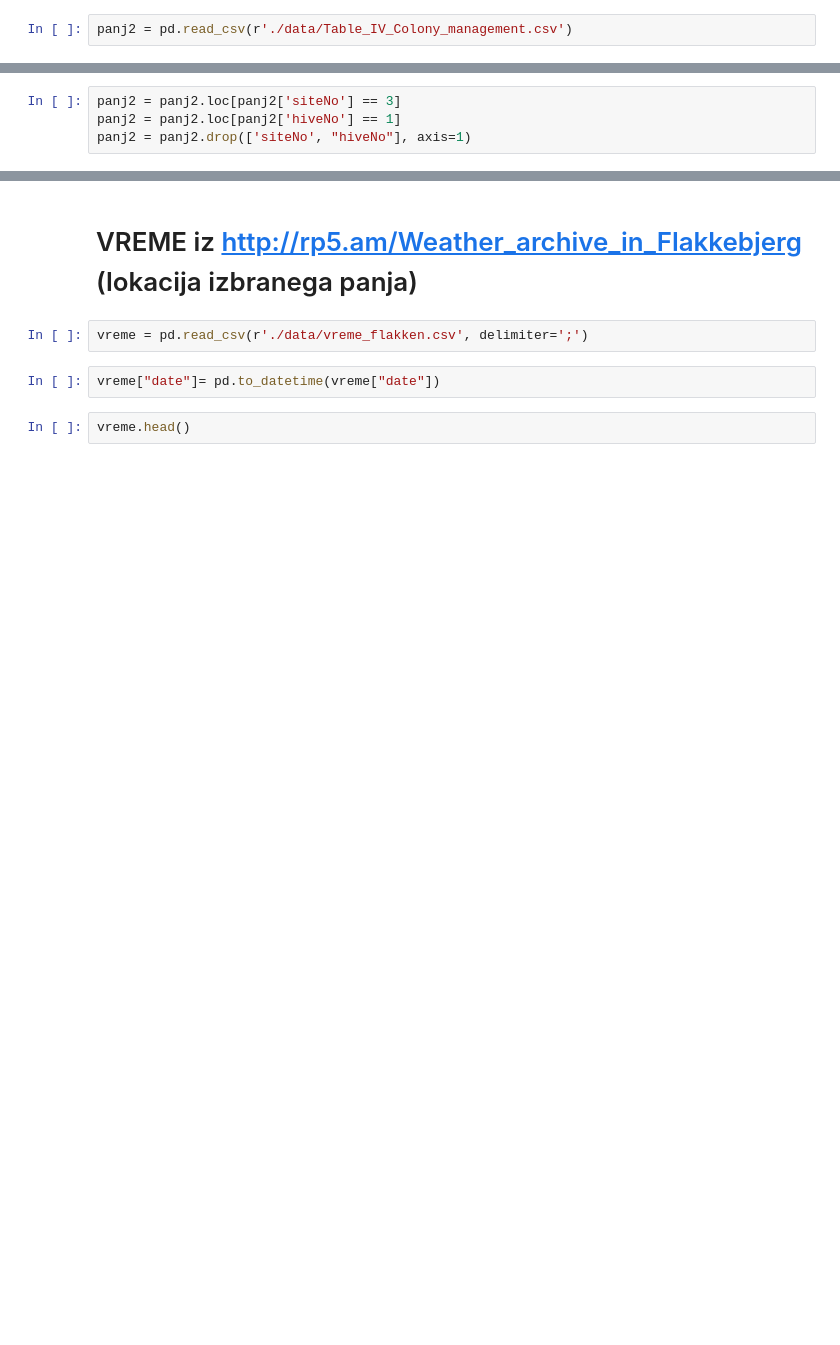
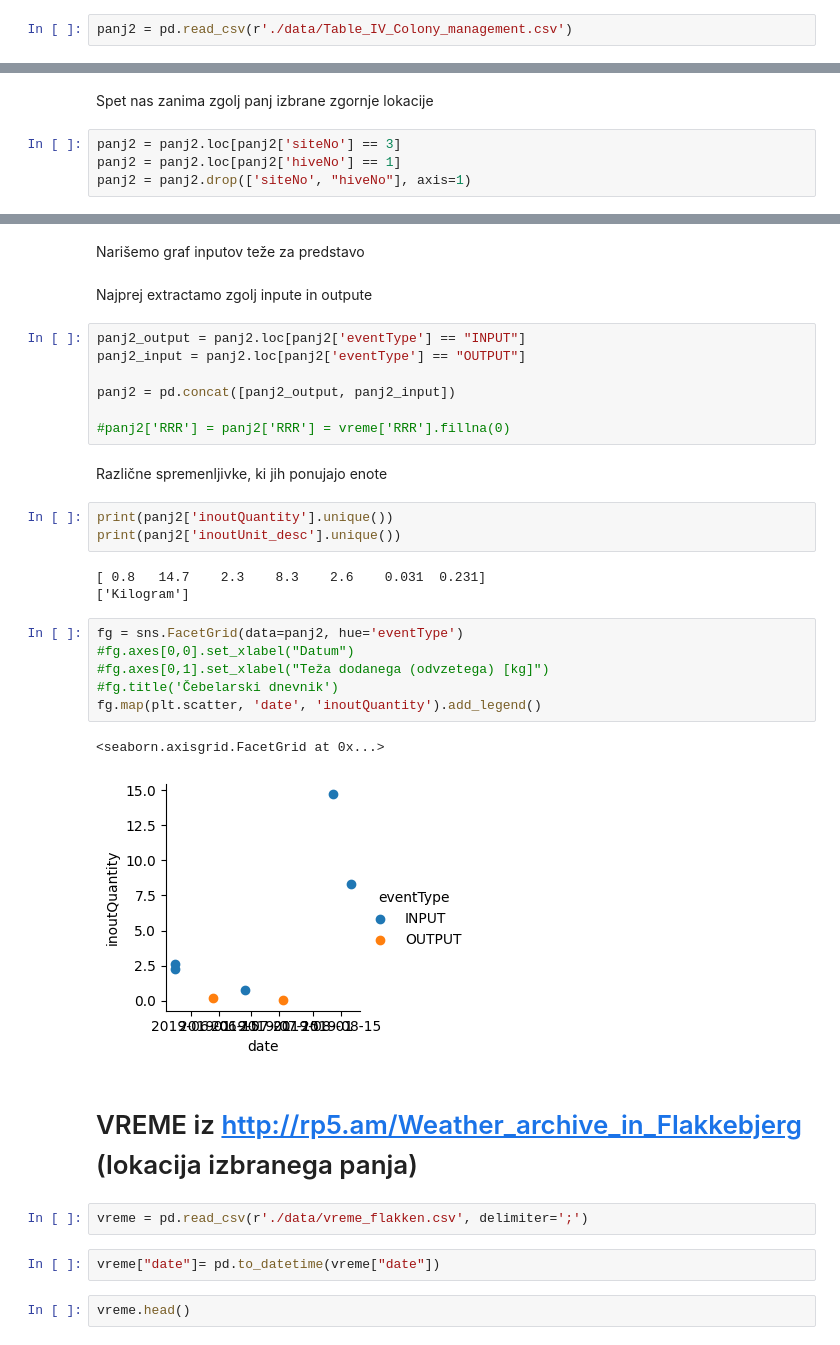
Before and after one commit to borbregant/cebelice, a Jupyter notebook: uvoz.ipynb, the cells around one changed output, grey strips where cells are left out. Saved outputs shown, nothing was run; the diff lists cells and outputs as text; blank space fills up the shorter version.

```diff
--- a/uvoz.ipynb
+++ b/uvoz.ipynb
@@ -113,3 +84,5 @@ panj2.head()
+# %% [markdown]
+Spet nas zanima zgolj panj izbrane zgornje lokacije
 # %%
 panj2 = panj2.loc[panj2['siteNo'] == 3]
 panj2 = panj2.loc[panj2['hiveNo'] == 1]
@@ -123,6 +96,34 @@ panj2.head()
 | 109 | SAMPLE | NaN | NaN | NaN | . | No clinical signs | NaN | ... |
 | 214 | OUTPUT | Brood comb | 0.031 | G167A | Kilogram | No clinical signs | NaN | ... |
 | 404 | INPUT | Sucrose | 14.700 | G167A | Kilogram | No clinical signs | NaN | ... |
+# %% [markdown]
+Narišemo graf inputov teže za predstavo
+# %% [markdown]
+Najprej extractamo zgolj inpute in outpute
+# %%
+panj2_output = panj2.loc[panj2['eventType'] == "INPUT"]
+panj2_input = panj2.loc[panj2['eventType'] == "OUTPUT"]
+
+panj2 = pd.concat([panj2_output, panj2_input])
+
+#panj2['RRR'] = panj2['RRR'] = vreme['RRR'].fillna(0)
+# %% [markdown]
+Različne spremenljivke, ki jih ponujajo enote
+# %%
+print(panj2['inoutQuantity'].unique())
+print(panj2['inoutUnit_desc'].unique())
+# %% [output]
+[ 0.8   14.7    2.3    8.3    2.6    0.031  0.231]
+['Kilogram']
+# %%
+fg = sns.FacetGrid(data=panj2, hue='eventType')
+#fg.axes[0,0].set_xlabel("Datum")
+#fg.axes[0,1].set_xlabel("Teža dodanega (odvzetega) [kg]")
+#fg.title('Čebelarski dnevnik')
+fg.map(plt.scatter, 'date', 'inoutQuantity').add_legend()
+# %% [output]
+<seaborn.axisgrid.FacetGrid at 0x...>
+[figure, added]
 # %% [markdown]
 # VREME iz http://rp5.am/Weather_archive_in_Flakkebjerg (lokacija izbranega panja)
 # %%
```
Also changed, not shown: parts of 21 cells of this notebook.
